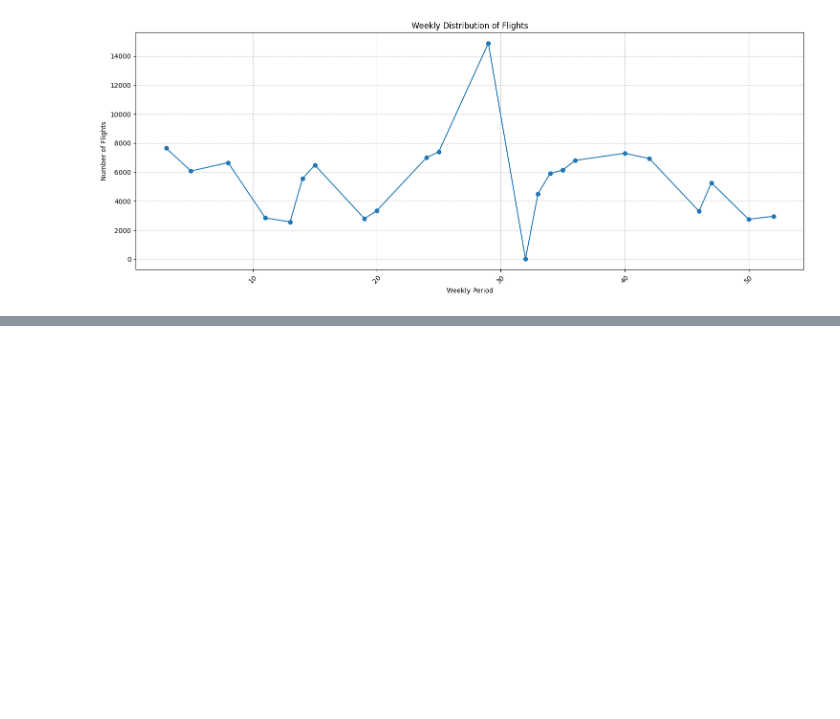
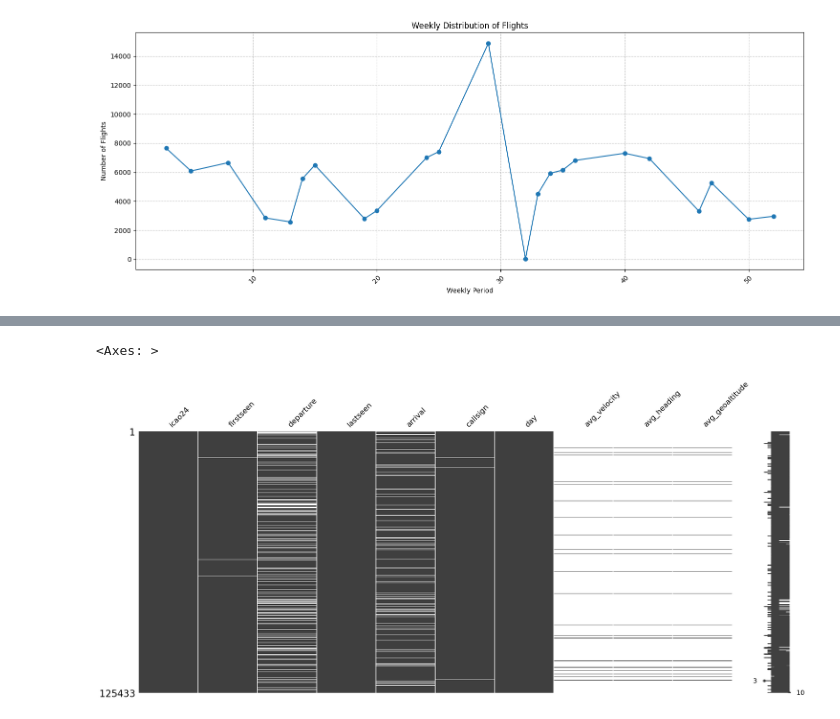
Before and after one commit to mabbts/Aviation-Milestone2-Project, a Jupyter notebook: notebooks/julien-hovan/flight_samples.ipynb, the cells around one changed output, grey strips where cells are left out. Cells and saved outputs as stored; diff of their text form; code cells hidden in the pictures; blank space fills up the shorter version.

Commit message:
added sample flights -> sample n flights and then the correspodning state vectors data

```diff
--- a/notebooks/julien-hovan/flight_samples.ipynb
+++ b/notebooks/julien-hovan/flight_samples.ipynb
@@ -188,3 +188,10 @@ KVNY       KVNY       18
 dtype: int64
 [figure]
 [figure]
+# %%
+
+# flight vectors
+state_vectors_df = load_flight_data(data_dir="/Users/julienh/Desktop/MADS/Milestone2/flight_samples", data_type="state_vectors")
+
+
+state_vectors_df.info()
@@ -190,0 +459,6 @@ dtype: int64
+# %%
+import missingno as msno
+msno.matrix(flights_df)
+# %% [output]
+<Axes: >
+[figure, added]
```
Also changed, not shown: parts of 6 cells of this notebook, 3 other files.
